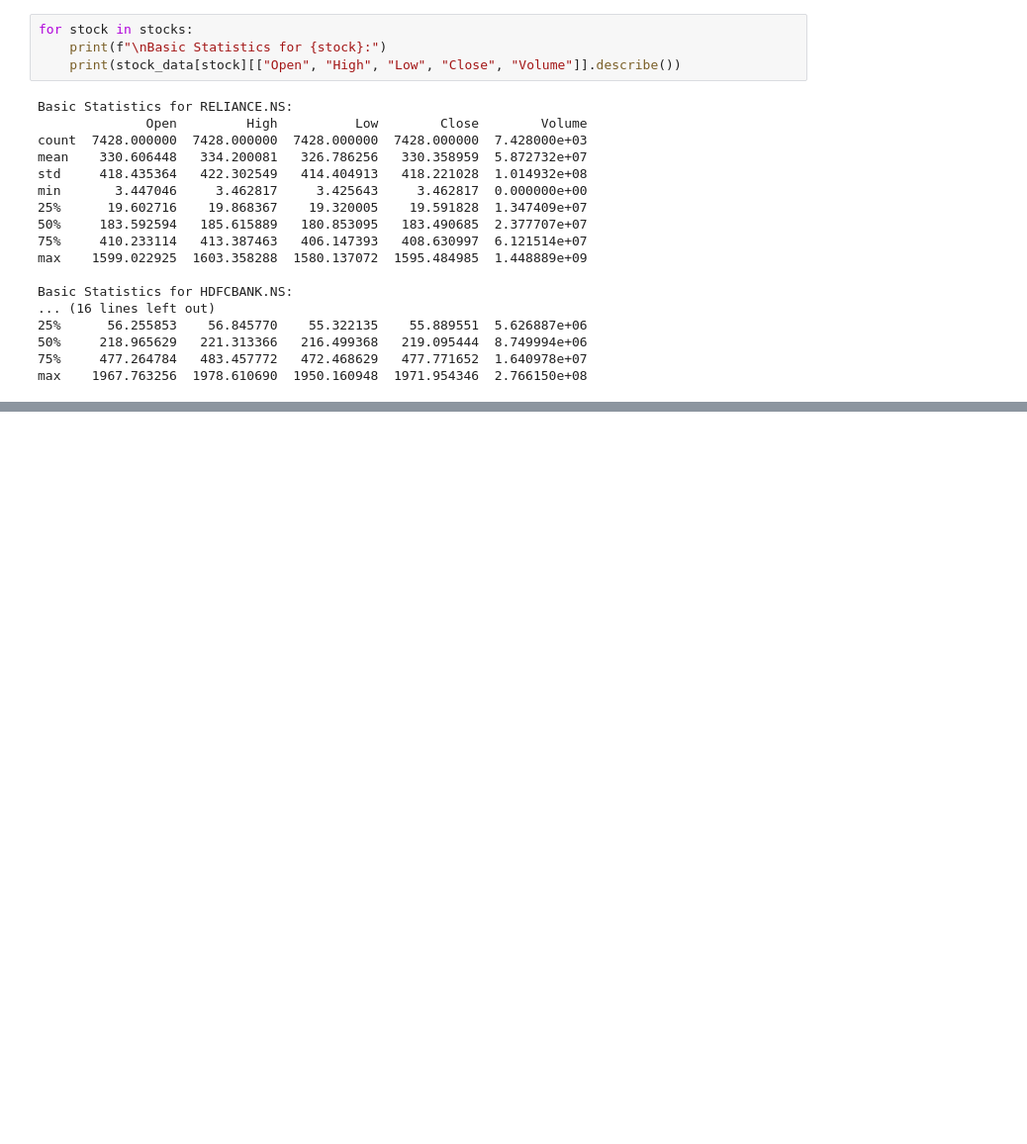
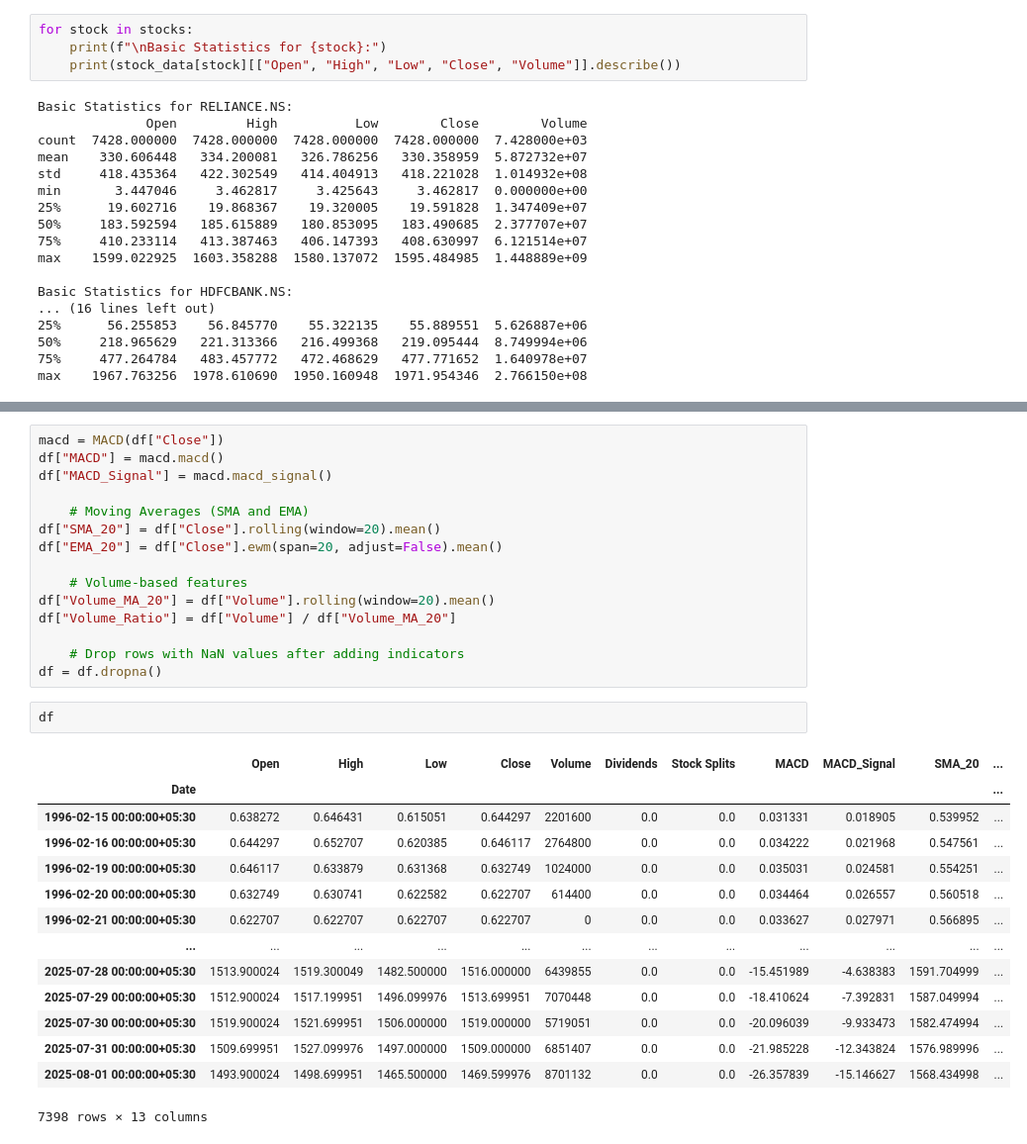
Before and after one commit to ayushcodes13/Algo-Trading-System-with-ML-Automation, a Jupyter notebook: main.ipynb, the cells around one changed output, grey strips where cells are left out. Shown at 99% size. Cells and saved outputs as stored; diff of their text form; blank space fills up the shorter version.

```diff
--- a/main.ipynb
+++ b/main.ipynb
@@ -101,0 +138,32 @@ ValueError: Mime type rendering requires nbformat>=4.2.0 but it is not installed
+# %%
+macd = MACD(df["Close"])
+df["MACD"] = macd.macd()
+df["MACD_Signal"] = macd.macd_signal()
+
+    # Moving Averages (SMA and EMA)
+df["SMA_20"] = df["Close"].rolling(window=20).mean()
+df["EMA_20"] = df["Close"].ewm(span=20, adjust=False).mean()
+
+    # Volume-based features
+df["Volume_MA_20"] = df["Volume"].rolling(window=20).mean()
+df["Volume_Ratio"] = df["Volume"] / df["Volume_MA_20"]
+
+    # Drop rows with NaN values after adding indicators
+df = df.dropna()
+# %%
+df
+# %% [output]
+|  | Open | High | Low | Close | Volume | Dividends | Stock Splits | MACD | MACD_Signal | SMA_20 | ... |
+| Date |  |  |  |  |  |  |  |  |  |  | ... |
+| 1996-02-15 00:00:00+05:30 | 0.638272 | 0.646431 | 0.615051 | 0.644297 | 2201600 | 0.0 | 0.0 | 0.031331 | 0.018905 | 0.539952 | ... |
+| 1996-02-16 00:00:00+05:30 | 0.644297 | 0.652707 | 0.620385 | 0.646117 | 2764800 | 0.0 | 0.0 | 0.034222 | 0.021968 | 0.547561 | ... |
+| 1996-02-19 00:00:00+05:30 | 0.646117 | 0.633879 | 0.631368 | 0.632749 | 1024000 | 0.0 | 0.0 | 0.035031 | 0.024581 | 0.554251 | ... |
+| 1996-02-20 00:00:00+05:30 | 0.632749 | 0.630741 | 0.622582 | 0.622707 | 614400 | 0.0 | 0.0 | 0.034464 | 0.026557 | 0.560518 | ... |
+| 1996-02-21 00:00:00+05:30 | 0.622707 | 0.622707 | 0.622707 | 0.622707 | 0 | 0.0 | 0.0 | 0.033627 | 0.027971 | 0.566895 | ... |
+| ... | ... | ... | ... | ... | ... | ... | ... | ... | ... | ... | ... |
+| 2025-07-28 00:00:00+05:30 | 1513.900024 | 1519.300049 | 1482.500000 | 1516.000000 | 6439855 | 0.0 | 0.0 | -15.451989 | -4.638383 | 1591.704999 | ... |
+| 2025-07-29 00:00:00+05:30 | 1512.900024 | 1517.199951 | 1496.099976 | 1513.699951 | 7070448 | 0.0 | 0.0 | -18.410624 | -7.392831 | 1587.049994 | ... |
+| 2025-07-30 00:00:00+05:30 | 1519.900024 | 1521.699951 | 1506.000000 | 1519.000000 | 5719051 | 0.0 | 0.0 | -20.096039 | -9.933473 | 1582.474994 | ... |
+| 2025-07-31 00:00:00+05:30 | 1509.699951 | 1527.099976 | 1497.000000 | 1509.000000 | 6851407 | 0.0 | 0.0 | -21.985228 | -12.343824 | 1576.989996 | ... |
+| 2025-08-01 00:00:00+05:30 | 1493.900024 | 1498.699951 | 1465.500000 | 1469.599976 | 8701132 | 0.0 | 0.0 | -26.357839 | -15.146627 | 1568.434998 | ... |
+7398 rows × 13 columns
```
Also changed, not shown: parts of 3 cells of this notebook, 1 other file.
